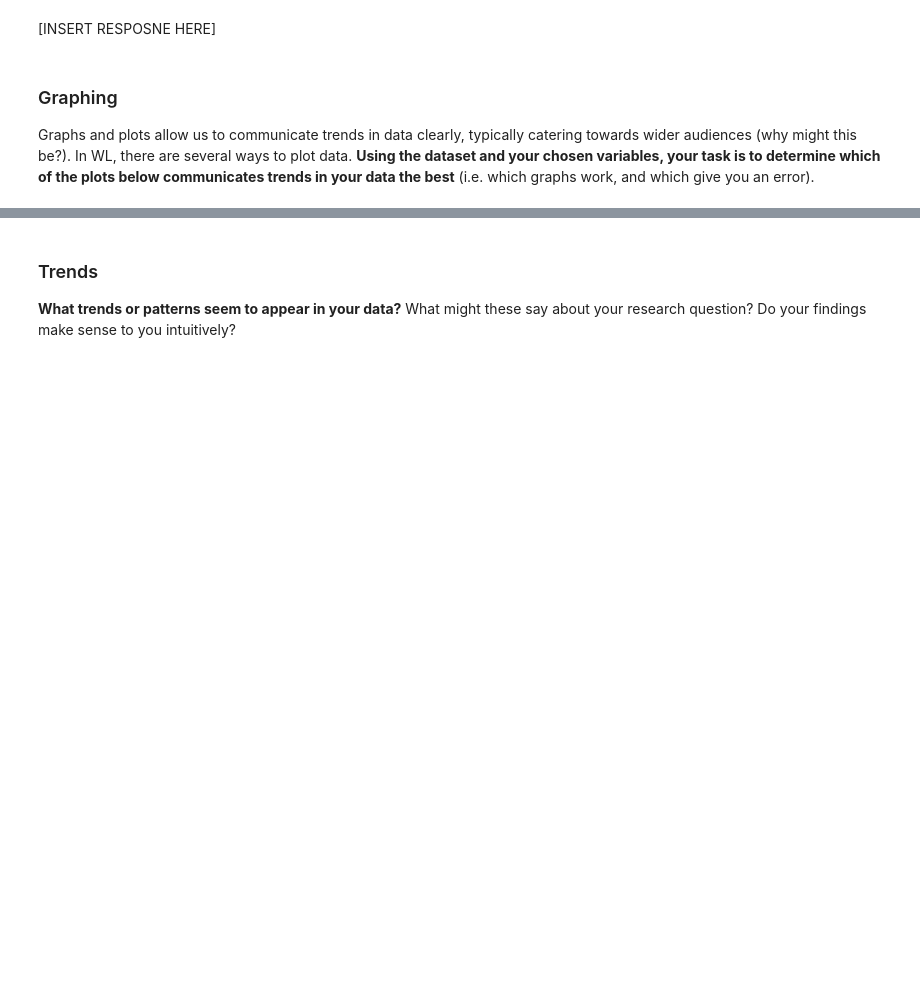
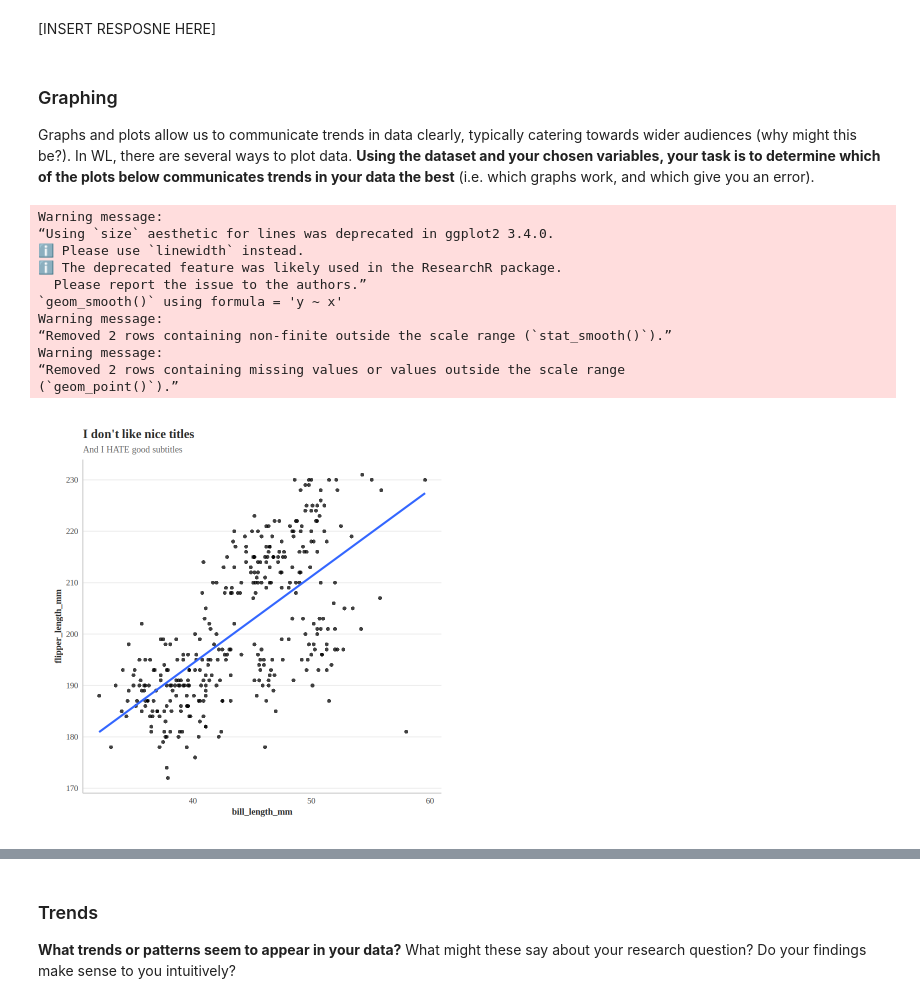
Before and after one commit to pishoy-coder/Unit0, a Jupyter notebook: ApResearchCT_BIO.ipynb, the cells around one changed output, grey strips where cells are left out. Cells and saved outputs as stored; diff of their text form; code cells hidden in the pictures; blank space fills up the shorter version.

```diff
--- a/ApResearchCT_BIO.ipynb
+++ b/ApResearchCT_BIO.ipynb
@@ -126,7 +143,20 @@ Graphs and plots allow us to communicate trends in data clearly, typically cater
 # %%
 data <- penguins
 
 scatter_plot(data = penguins,
-             x = INSERT_VARIABLE_1,
-             y = INSERT_VARIABLE_2)
+             x = bill_length_mm,
+             y = flipper_length_mm)
+# %% [output]
+Warning message:
+“Using `size` aesthetic for lines was deprecated in ggplot2 3.4.0.
+ℹ Please use `linewidth` instead.
+ℹ The deprecated feature was likely used in the ResearchR package.
+  Please report the issue to the authors.”
+`geom_smooth()` using formula = 'y ~ x'
+Warning message:
+“Removed 2 rows containing non-finite outside the scale range (`stat_smooth()`).”
+Warning message:
+“Removed 2 rows containing missing values or values outside the scale range
+(`geom_point()`).”
+[figure, added]
 # %%
```
Also changed, not shown: parts of 13 cells of this notebook.
